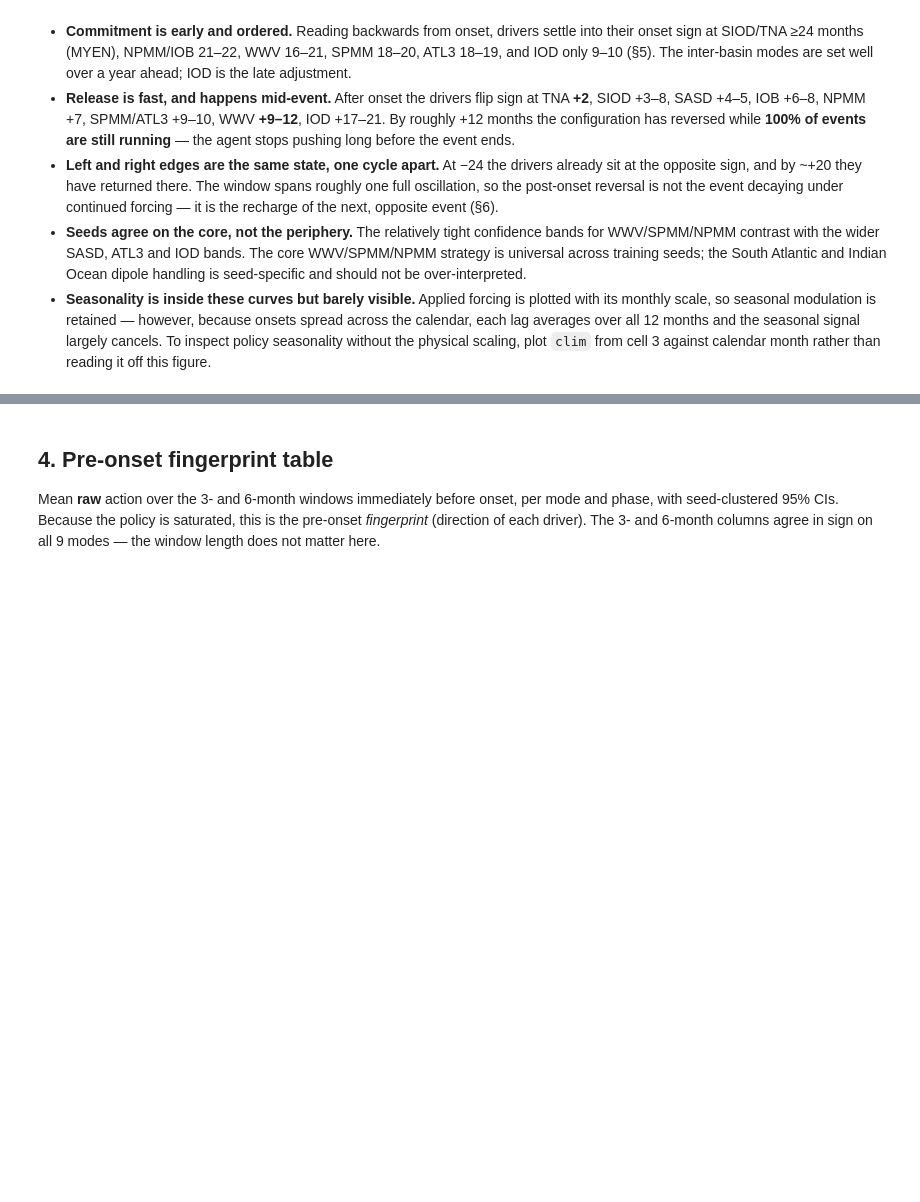
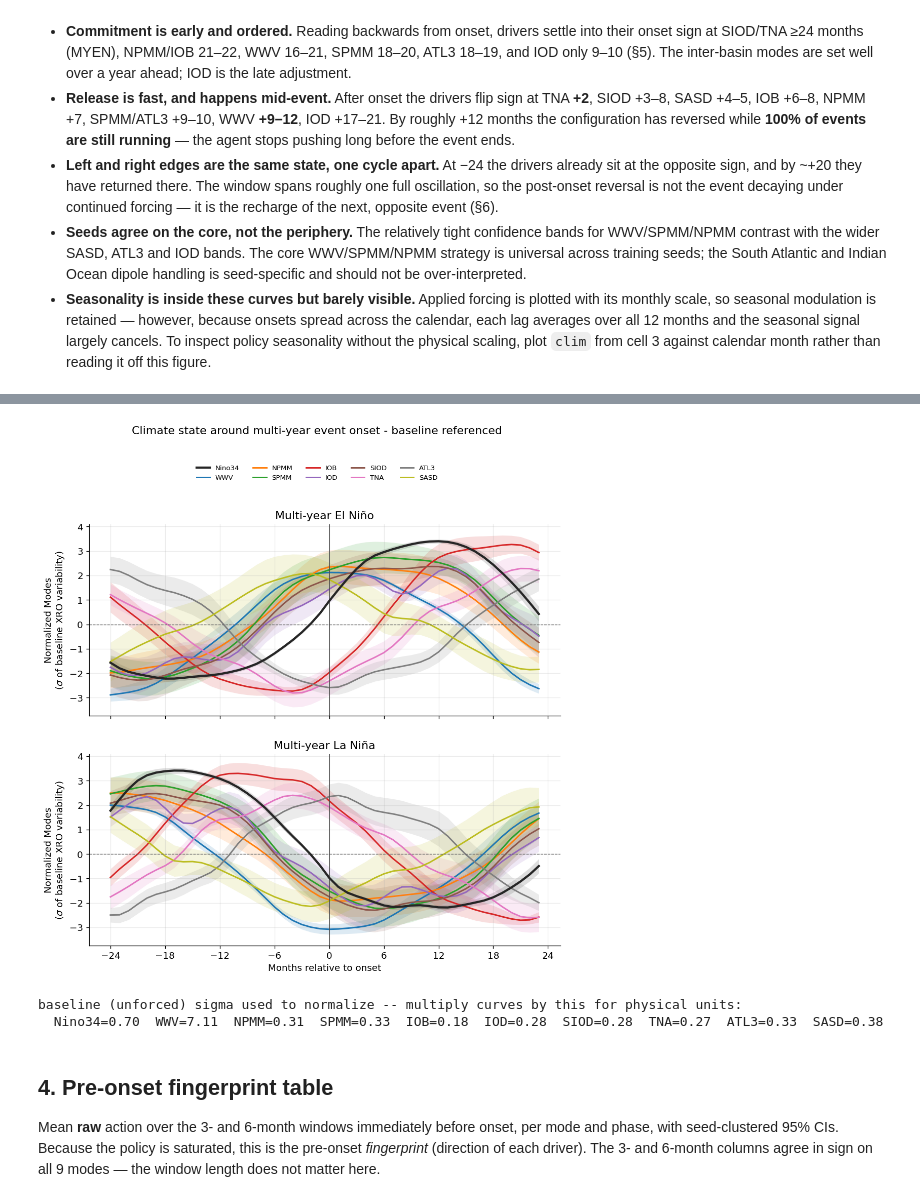
Before and after one commit to ayman-tech/enso-rl, a Jupyter notebook: notebooks/precursor_analysis.ipynb, the cells around one changed output, grey strips where cells are left out. Cells and saved outputs as stored; diff of their text form; code cells hidden in the pictures; blank space fills up the shorter version.

```diff
--- a/notebooks/precursor_analysis.ipynb
+++ b/notebooks/precursor_analysis.ipynb
@@ -387,3 +312,55 @@ NameError: name 'obs' is not defined
+# %%
+vnames = list(d["var_names"])                            # Nino34 + the 9 XRO modes
+V = len(vnames)
+
+# States are referenced to the BASELINE: the same XRO model, same rollout seeds, no
+# agent. Zero = "what the uncontrolled model does", and the unit is one sigma of
+# UNFORCED MODEL variability -- not observed variability (the model under-disperses
+# vs ORAS5 by ~25%, IOD by 41%; see the check in section 7).
+#
+# Normalising by the agent's own spread instead would measure the agent against itself
+# and roughly halve the apparent effect (agent sigma is 1.8-2.7x baseline).
+#
+# No de-seasonalizing: the XRO variables are already anomaly indices, so their seasonal
+# cycle in the MEAN is only 2-6% of sigma. The seasonality that is real here lives in
+# the VARIANCE (baseline Nino34 spread 0.61 in Apr vs 0.81 in Nov-Dec) -- that is ENSO
+# phase locking, and it is deliberately left in.
+obs  = d["agent_obs"].astype(np.float64)                 # [S,R,T,10] physical units
+base = d["base_obs"].astype(np.float64)                  # paired no-agent control
+bmu  = base[:, :, spin:].mean(axis=(0, 1, 2))            # [10] unforced mean
+bsig = base[:, :, spin:].std(axis=(0, 1, 2))             # [10] unforced sigma
+vanom = (obs - bmu) / bsig                               # -> sigma of unforced variability
+
+VAR_COLORS = {**MODE_COLORS, "Nino34": "0.15"}           # modes keep their driver-plot color
+
+sprof = {p: leadtime_profile(events[p], vanom) for p in CODES}
+
+fig, axes = plt.subplots(2, 1, figsize=(10, 9), sharex=True, sharey=True)
+for ax, p in zip(axes, CODES):
+    mean, ci = sprof[p]
+    for vi, nm in enumerate(vnames):
+        top = nm == "Nino34"
+        ax.plot(lags, mean[:, vi], color=VAR_COLORS[nm], lw=2.6 if top else 1.8,
+                zorder=3 if top else 2, label=nm)
+        ax.fill_between(lags, mean[:, vi] - ci[:, vi], mean[:, vi] + ci[:, vi],
+                        color=VAR_COLORS[nm], alpha=0.15, lw=0)
+    ax.axhline(0, color="0.4", lw=0.8, ls="--")
+    mark_lifecycle(ax, p)
+    ax.set_title(PHASE_LABELS[p])
+    ax.set_ylabel("Normalized Modes\n($\\sigma$ of baseline XRO variability)")
+axes[-1].set_xlabel("Months relative to onset")
+lifecycle_legend(fig, axes[0], 5)
+fig.suptitle("Climate state around multi-year event onset - baseline referenced", y=1.06)
+save_fig(fig, OUTDIR / "07c_precursor_leadtime_state.png")
+save_fig(fig, FIGS / "state_lifecycle.png")   # paper figure
+plt.show()
+
+print("baseline (unforced) sigma used to normalize -- multiply curves by this for physical units:")
+print("  " + "  ".join(f"{nm}={bsig[i]:.2f}" for i, nm in enumerate(vnames)))
+# %% [output]
+[figure, added]
+baseline (unforced) sigma used to normalize -- multiply curves by this for physical units:
+  Nino34=0.70  WWV=7.11  NPMM=0.31  SPMM=0.33  IOB=0.18  IOD=0.28  SIOD=0.28  TNA=0.27  ATL3=0.33  SASD=0.38
 # %% [markdown]
 ## 4. Pre-onset fingerprint table
 
```
Also changed, not shown: parts of 12 cells of this notebook, 5 other files.
